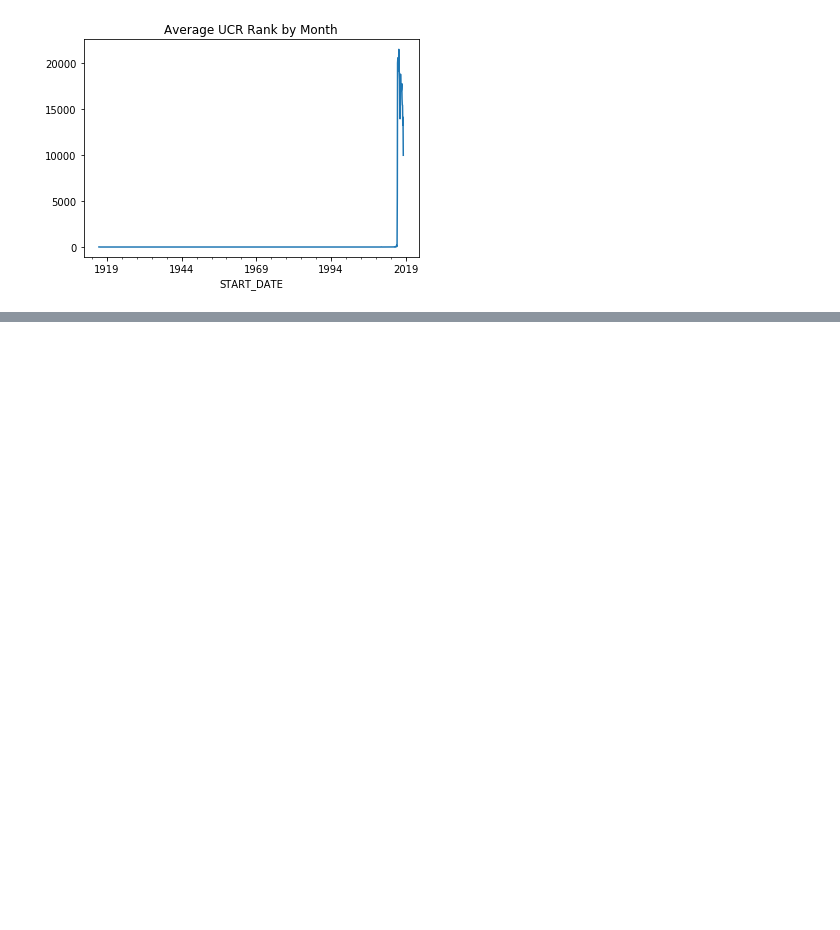
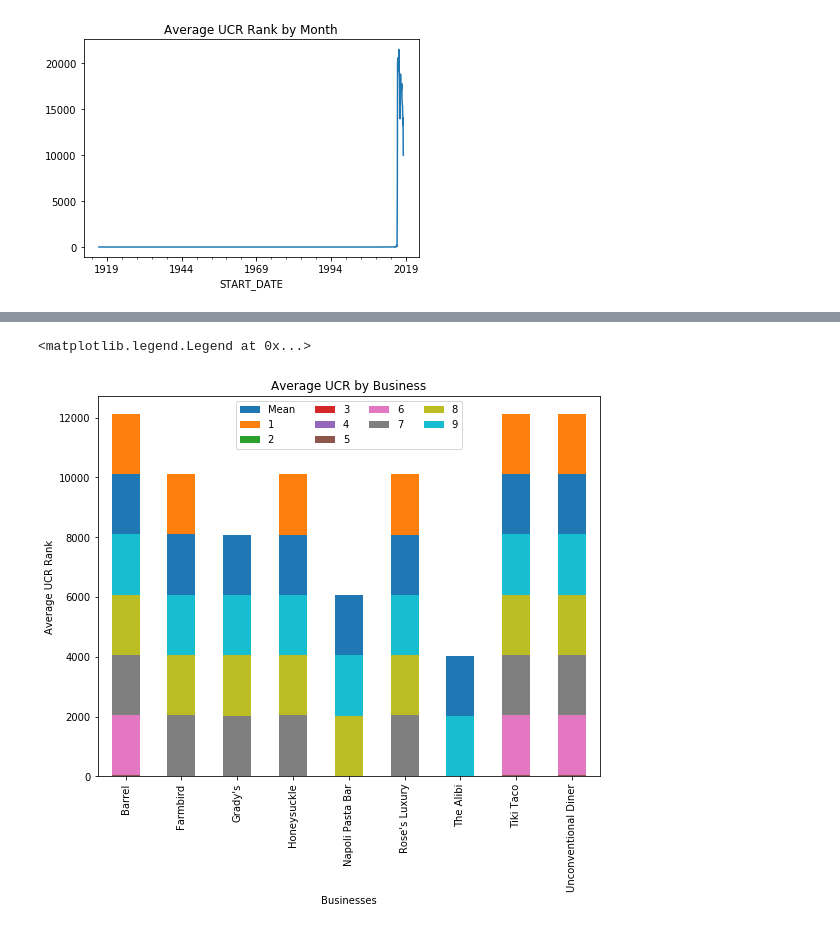
Before and after one commit to judithannthompkins/blockwise, a Jupyter notebook: data/blockwise_data_exploration_0423.ipynb, the cells around one changed output, grey strips where cells are left out. Cells and saved outputs as stored; diff of their text form; code cells hidden in the pictures; blank space fills up the shorter version.

```diff
--- a/data/blockwise_data_exploration_0423.ipynb
+++ b/data/blockwise_data_exploration_0423.ipynb
@@ -270,0 +449,9 @@ AttributeError: 'AxesSubplot' object has no attribute 'tail'
+# %%
+#Something wrong here
+my_plot = ucr_group.unstack().plot(kind='bar',stacked=True,title="Average UCR by Business",figsize=(9, 7))
+my_plot.set_xlabel("Businesses")
+my_plot.set_ylabel("Average UCR Rank")
+my_plot.legend(["Mean","1","2","3","4","5","6","7","8","9"], loc=9,ncol=4)
+# %% [output]
+<matplotlib.legend.Legend at 0x...>
+[figure, added]
```
Also changed, not shown: parts of 23 cells of this notebook, 7 other files.
